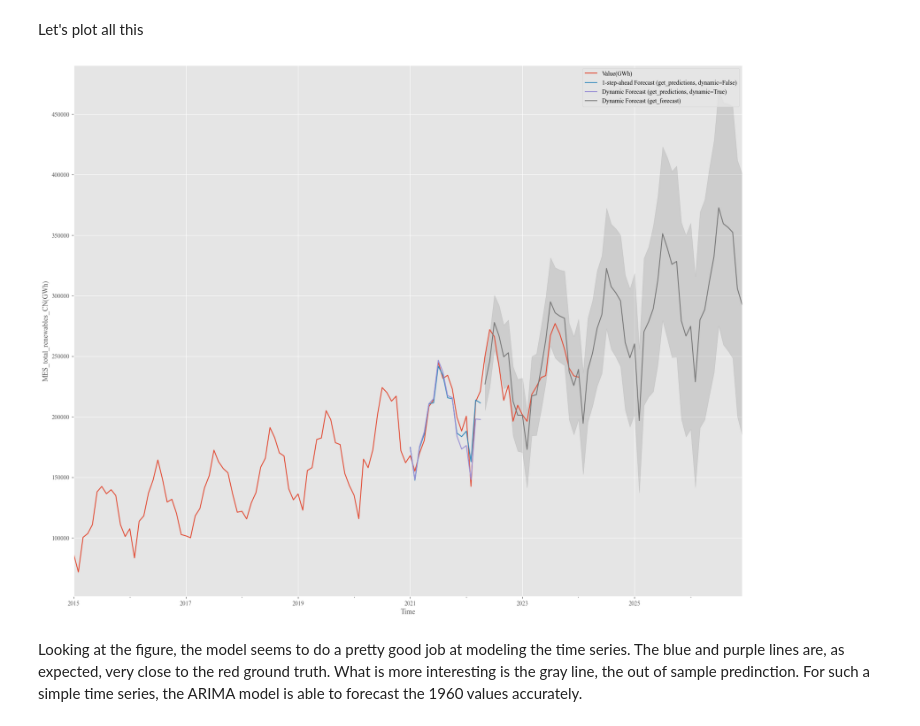
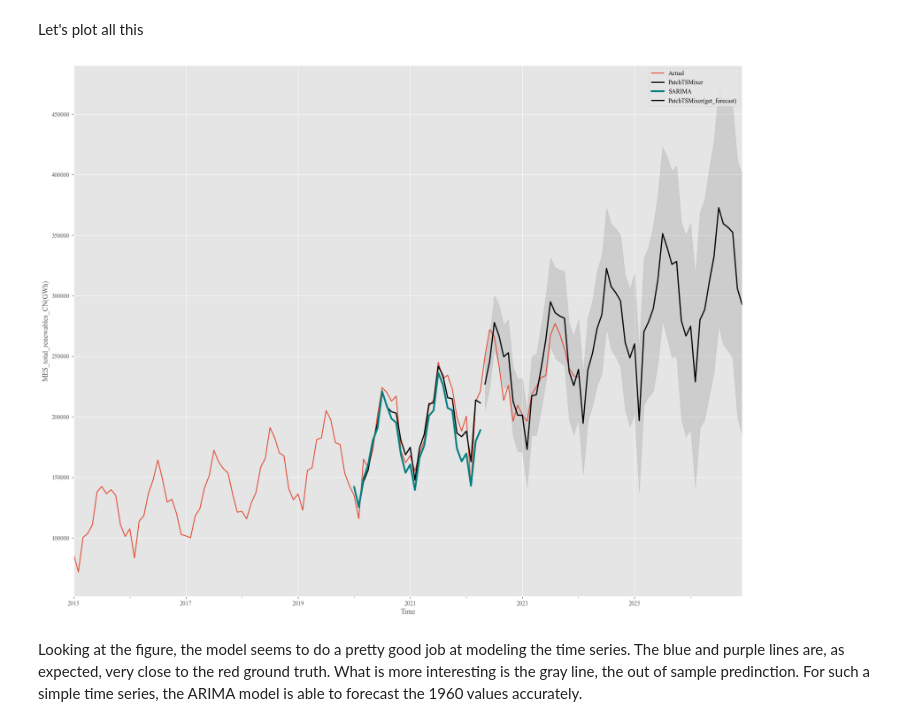
Before and after one commit to paranoia0121/PredictionComparison, a Jupyter notebook: time_series_analysis_ARIMA.ipynb, the cells around one changed output. Saved outputs shown, nothing was run; the diff lists cells and outputs as text; code cells hidden in the pictures.

```diff
--- a/time_series_analysis_ARIMA.ipynb
+++ b/time_series_analysis_ARIMA.ipynb
@@ -181,12 +191,12 @@ Now let's create some predictions. We will use three methods:
 # %% [markdown]
 1) In sample prediction with 1-step ahead forecasting of the last year (1959). In this case the model is used to predict data that the model was built on. 1-step ahead forecasting implies that each forecasted point is used to predict the following one.
 # %%
-pred0 = results.get_prediction(start='2021-01-01', dynamic=False)
+pred0 = results.get_prediction(start='2020-01-01', dynamic=False)
 pred0_ci = pred0.conf_int()
 # %% [markdown]
 2) In sample prediction with dynamic forecasting of the last year (1959). Again, the model is used to predict data that the model was built on.
 # %%
-pred1 = results.get_prediction(start='2021-01-01', dynamic=True)
+pred1 = results.get_prediction(start='2020-01-01', dynamic=True)
 pred1_ci = pred1.conf_int()
 # %% [markdown]
 3) "True" forecasting of out of sample data. In this case the model is asked to predict data it has not seen before.
@@ -204,16 +214,19 @@ Freq: MS, Name: predicted_mean, dtype: float64
 Let's plot all this
 # %%
 ax = data.plot(figsize=(20, 16))
-pred0.predicted_mean.plot(ax=ax, label='1-step-ahead Forecast (get_predictions, dynamic=False)')
-pred1.predicted_mean.plot(ax=ax, label='Dynamic Forecast (get_predictions, dynamic=True)')
-pred2.predicted_mean.plot(ax=ax, label='Dynamic Forecast (get_forecast)')
+# pred0.predicted_mean.plot(ax=ax, label='1-step-ahead Forecast (get_predictions, dynamic=False)', linewidth=2, color='teal')
+# pred1.predicted_mean.plot(ax=ax, label='Dynamic Forecast (get_predictions, dynamic=True)', linewidth=1, color='k')
+# pred2.predicted_mean.plot(ax=ax, label='Dynamic Forecast (get_forecast)', linewidth=1, color='k')
+pred0.predicted_mean.plot(ax=ax, label='PatchTSMixer', linewidth=2, color='k')
+pred1.predicted_mean.plot(ax=ax, label='SARIMA', linewidth=3, color='teal')
+pred2.predicted_mean.plot(ax=ax, label='PatchTSMixer(get_forecast)', linewidth=2, color='k')
 ax.fill_between(pred2_ci.index, pred2_ci.iloc[:, 0], pred2_ci.iloc[:, 1], color='k', alpha=.1)
 plt.ylabel('MES_total_renewables_CN(GWh)')
 plt.xlabel('Time')
 plt.legend()
 plt.show()
 # %% [output]
-[figure, old version]
+[figure, new version]
 # %% [markdown]
 Looking at the figure, the model seems to do a pretty good job at modeling the time series. The blue and purple lines are, as expected, very close to the red ground truth. What is more interesting is the gray line, the out of sample predinction. For such a simple time series, the ARIMA model is able to forecast the 1960 values accurately.
 # %% [markdown]
```
Also changed, not shown: parts of 3 cells of this notebook.
